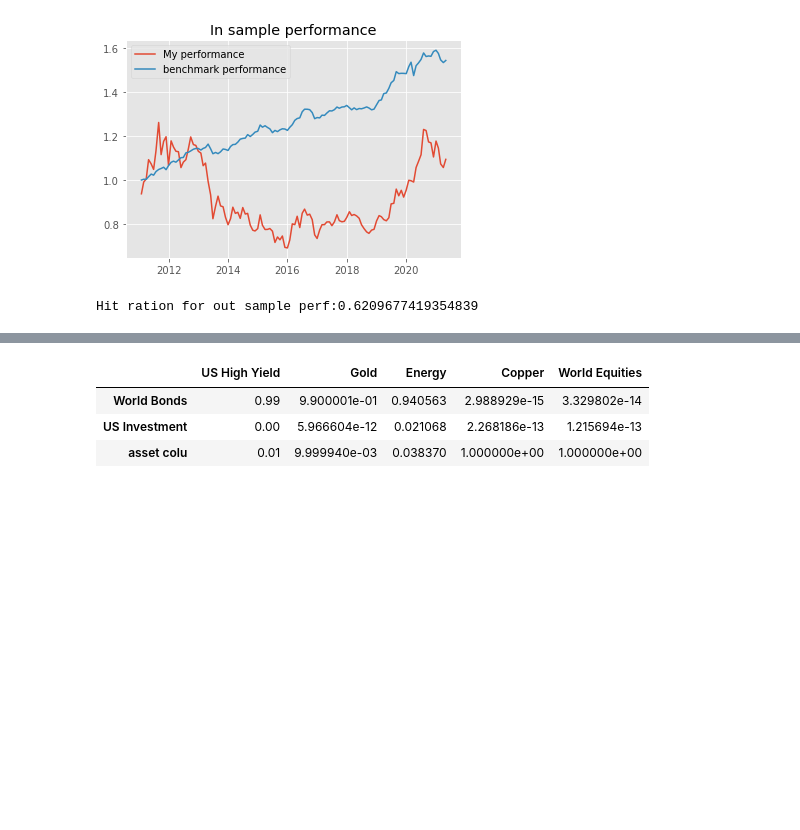
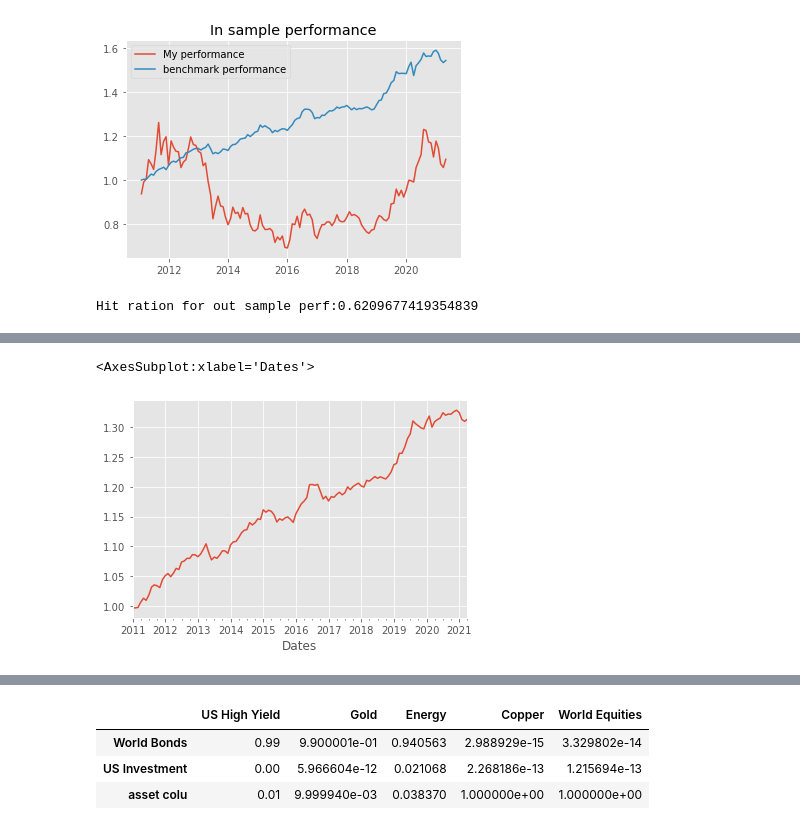
Before and after one commit to GuillaumePv/Quantitative-asset-risk-management-course, a Jupyter notebook: A2/main_A2.ipynb, the cells around one changed output, grey strips where cells are left out. Drawn from its saved outputs; the diff is of its cells as text; code cells hidden in the pictures; blank space fills up the shorter version.

```diff
--- a/A2/main_A2.ipynb
+++ b/A2/main_A2.ipynb
@@ -284,7 +284,8 @@ print(f"Hit ration for out sample perf: {hit_ratio(return_outsample_all.dot(opt.
 # %% [output]
 Hit ration for out sample perf:0.6209677419354839
 # %%
-total_return = return_outsample_all.dot(opt.x).cumsum()
+
+total_return = 1+return_outsample_all.dot(opt.x).cumsum()
 drawdown = total_return - total_return.cummax()
 maxdd = drawdown.min()
 maxdd
@@ -292,0 +294,5 @@ maxdd
+# %%
+total_return.plot()
+# %% [output]
+<AxesSubplot:xlabel='Dates'>
+[figure, added]
```
Also changed, not shown: parts of 3 cells of this notebook.
